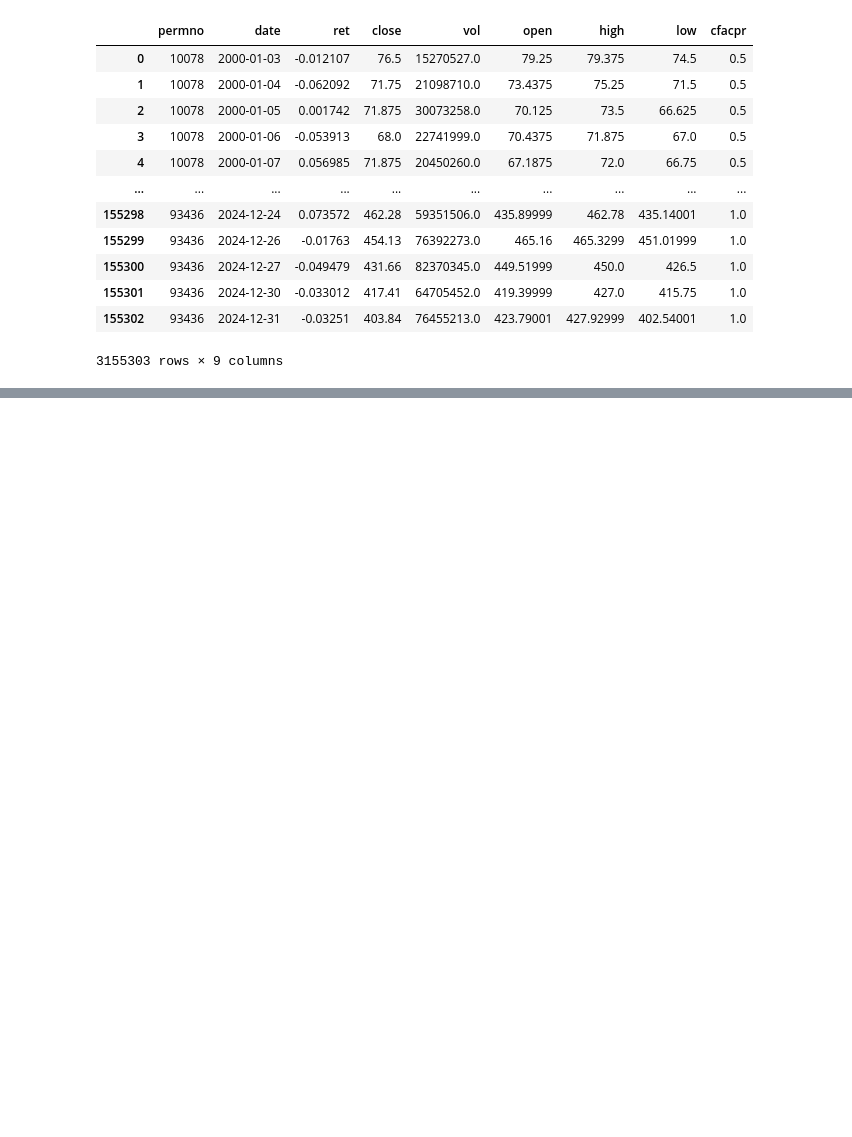
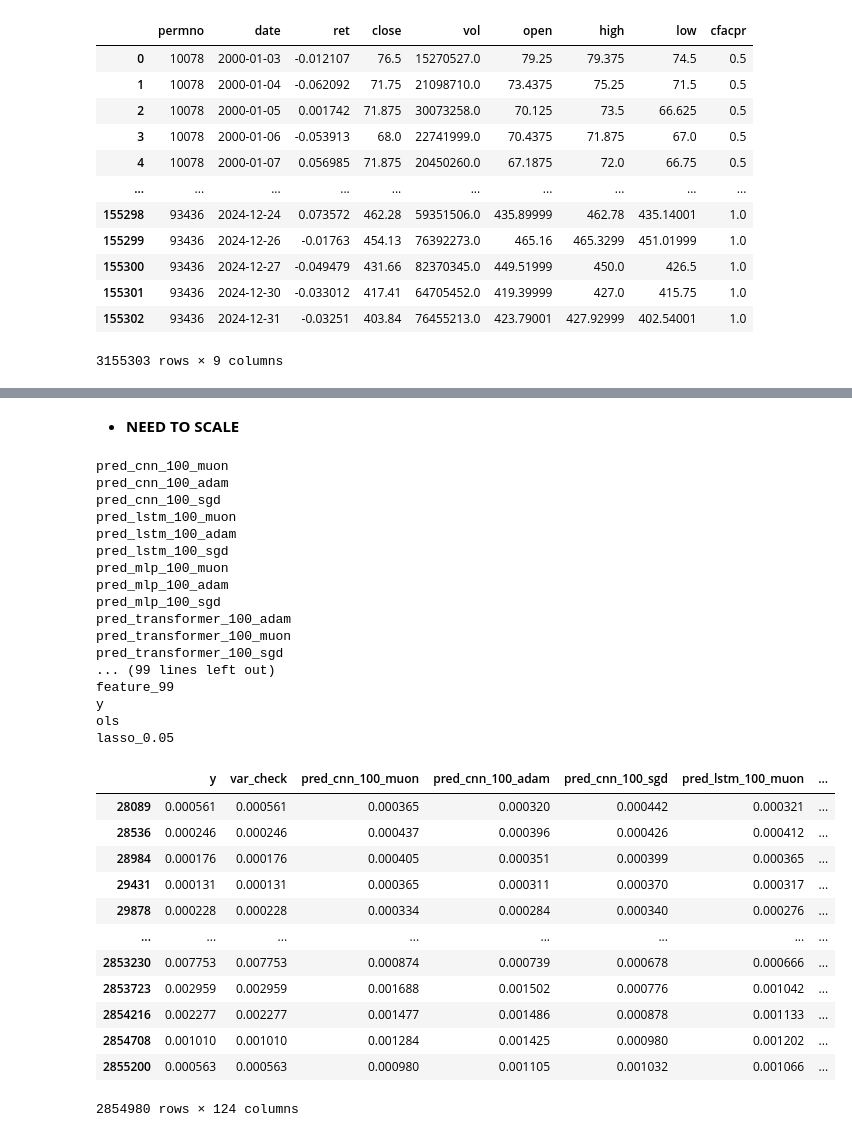
Before and after one commit to FedericoCortesi/finNN_code, a Jupyter notebook: src/financial_tests/create_df.ipynb, the cells around one changed output, grey strips where cells are left out. Cells and saved outputs as stored; diff of their text form; code cells hidden in the pictures; blank space fills up the shorter version.

```diff
--- a/src/financial_tests/create_df.ipynb
+++ b/src/financial_tests/create_df.ipynb
@@ -689,10 +789,11 @@ df["date"] = pd.to_datetime(df["date"])
 # %%
 rawq = sp500_daily_data.sort_values(["permno", "date"])
 rawq["t_idx"] = rawq.groupby("permno").cumcount()
-df["k"] = df["window"].apply(lambda x: int(x[0]))
-df["t_idx_target"] = df["k"] + 101
-cols_keep = [c for c in df.columns if not c.startswith("feature_")]
-df_nofeatures = df[cols_keep]
+df_results["k"] = df_results["window"].apply(lambda x: int(x[0]))
+df_results["t_idx_target"] = df_results["k"] + 101
+#cols_keep = [c for c in df_results.columns if not c.startswith("feature_")]
+#df_nofeatures = df_results[cols_keep]
+df_nofeatures = df_results
 # %%
 merged = df_nofeatures.merge(
     rawq,
@@ -711,0 +957,45 @@ merged.to_parquet("sp500_vol_forecasts_2000_2024.parquet")
+# %% [markdown]
+- **NEED TO SCALE**
+# %%
+cols_to_transform = [c for c in merged.columns if 'pred' in c] + [c for c in merged.columns if 'feature' in c] + ['y', 'ols', 'lasso_0.05']
+
+for c in cols_to_transform:
+    print(c)
+    c_tt = np.array(merged[c].copy()).reshape(-1,1)
+    c_tt = np.exp(y_scaler_merged.inverse_transform(c_tt).ravel()) / 252 # de-annualize variance
+    df_out[c] = c_tt
+
+ord = ['y', 'var_check'] + [c for c in merged.columns if 'pred' in c]
+ord = ord + [c for c in merged.columns if c not in ord]
+df_out.sort_values(['permno', 'date'])[ord]
+# %% [output]
+pred_cnn_100_muon
+pred_cnn_100_adam
+pred_cnn_100_sgd
+pred_lstm_100_muon
+pred_lstm_100_adam
+pred_lstm_100_sgd
+pred_mlp_100_muon
+pred_mlp_100_adam
+pred_mlp_100_sgd
+pred_transformer_100_adam
+pred_transformer_100_muon
+pred_transformer_100_sgd
+... (99 lines left out)
+feature_99
+y
+ols
+lasso_0.05
+|  | y | var_check | pred_cnn_100_muon | pred_cnn_100_adam | pred_cnn_100_sgd | pred_lstm_100_muon | ... |
+| 28089 | 0.000561 | 0.000561 | 0.000365 | 0.000320 | 0.000442 | 0.000321 | ... |
+| 28536 | 0.000246 | 0.000246 | 0.000437 | 0.000396 | 0.000426 | 0.000412 | ... |
+| 28984 | 0.000176 | 0.000176 | 0.000405 | 0.000351 | 0.000399 | 0.000365 | ... |
+| 29431 | 0.000131 | 0.000131 | 0.000365 | 0.000311 | 0.000370 | 0.000317 | ... |
+| 29878 | 0.000228 | 0.000228 | 0.000334 | 0.000284 | 0.000340 | 0.000276 | ... |
+| ... | ... | ... | ... | ... | ... | ... | ... |
+| 2853230 | 0.007753 | 0.007753 | 0.000874 | 0.000739 | 0.000678 | 0.000666 | ... |
+| 2853723 | 0.002959 | 0.002959 | 0.001688 | 0.001502 | 0.000776 | 0.001042 | ... |
+| 2854216 | 0.002277 | 0.002277 | 0.001477 | 0.001486 | 0.000878 | 0.001133 | ... |
+| 2854708 | 0.001010 | 0.001010 | 0.001284 | 0.001425 | 0.000980 | 0.001202 | ... |
+| 2855200 | 0.000563 | 0.000563 | 0.000980 | 0.001105 | 0.001032 | 0.001066 | ... |
+2854980 rows × 124 columns
```
Also changed, not shown: parts of 35 cells of this notebook, 1 other file.
